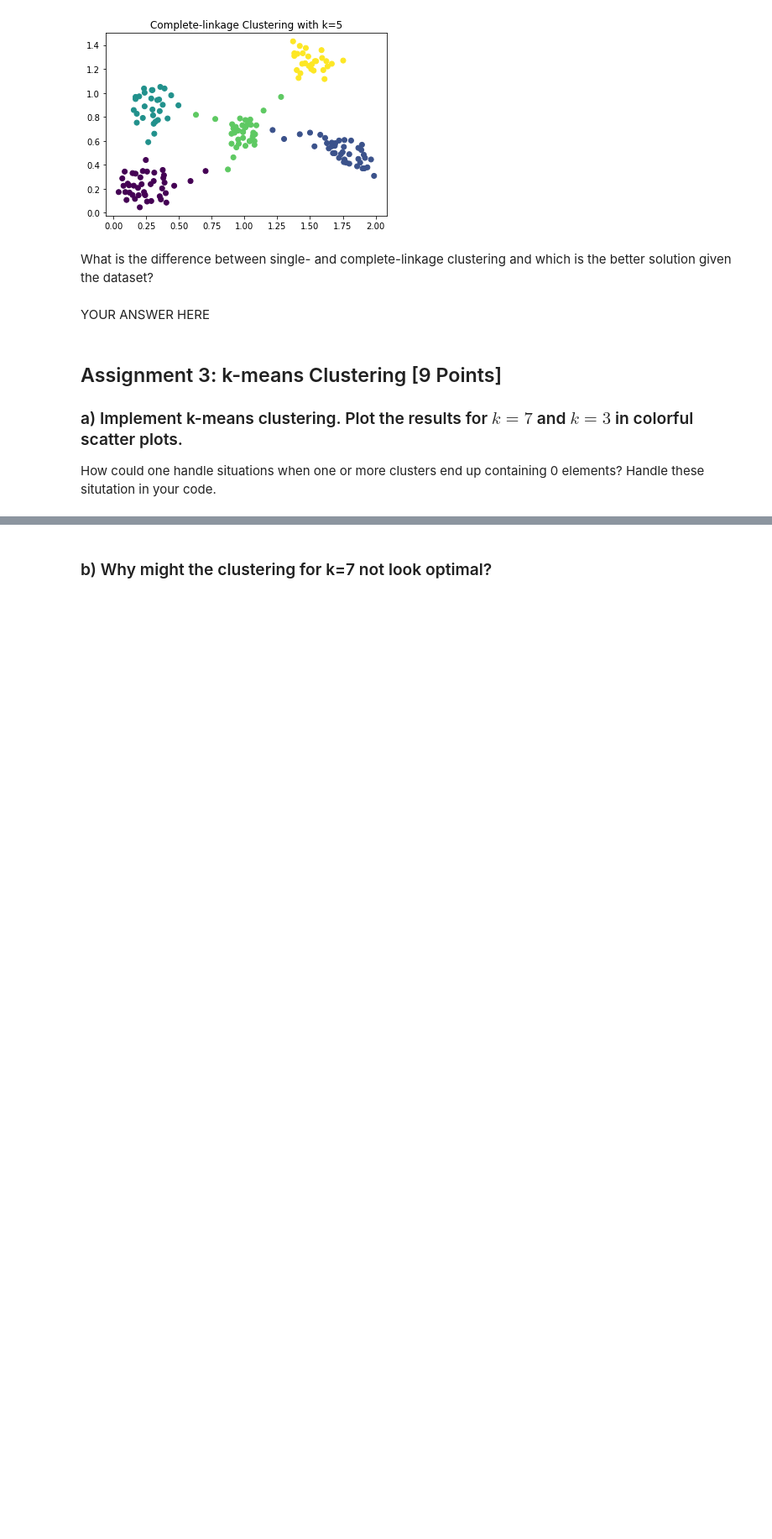
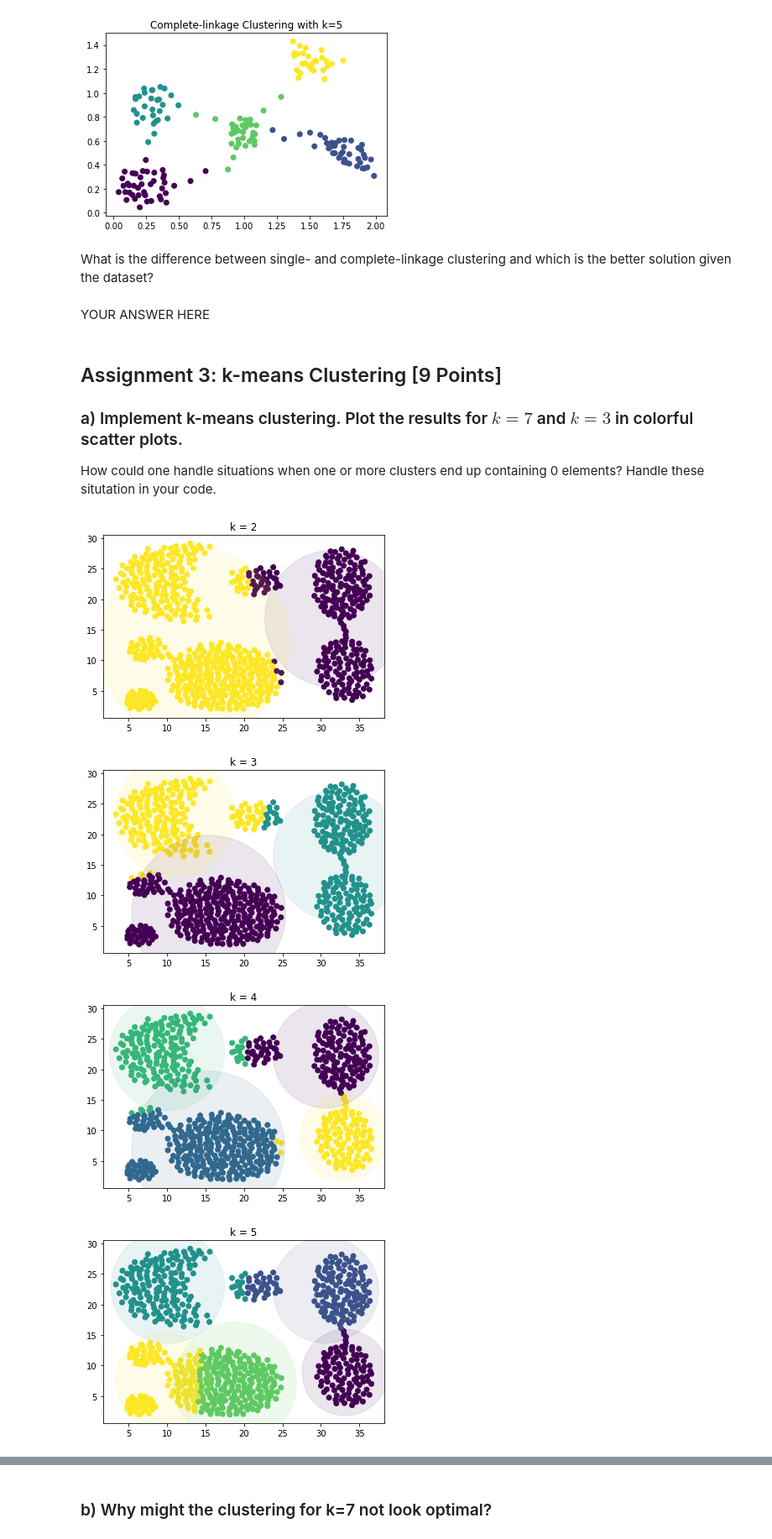
Before and after one commit to MagMueller/MLHW, a Jupyter notebook: Sheet_04_Magnus/sheet04_magnus.ipynb, the cells around one changed output, grey strips where cells are left out. Shown at 84% size. Saved outputs shown, nothing was run; the diff lists cells and outputs as text; code cells hidden in the pictures; blank space fills up the shorter version.

```diff
--- a/Sheet_04_Magnus/sheet04_magnus.ipynb
+++ b/Sheet_04_Magnus/sheet04_magnus.ipynb
@@ -374,21 +436,26 @@ def kmeans(data, k=3):
 # %%
 %matplotlib inline
 
 data = np.loadtxt('clusterData.txt')
 
 
 # Test different ks here
 # YOUR CODE HERE
-for k in [3,7]:
+for k in range(2,8):
 #for k in [7]*5:
     labels, centroids = kmeans(data, k)
 
     kmeans_fig = plt.figure('k-means with k={}'.format(k))
     plt.scatter(data[:,0], data[:,1], c=labels)
     plt.scatter(centroids[:,0], centroids[:,1],
                 c=list(set(labels)), alpha=.1, marker='o',
                 s=np.array([len(labels[labels==label]) for label in set(labels)])*100)
     plt.title('k = '+str(k))
     kmeans_fig.canvas.draw()
 
 plt.show()
+# %% [output]
+[figure, added]
+[figure, added]
+[figure, added]
+[figure, added]
```
Also changed, not shown: parts of 6 cells of this notebook.
